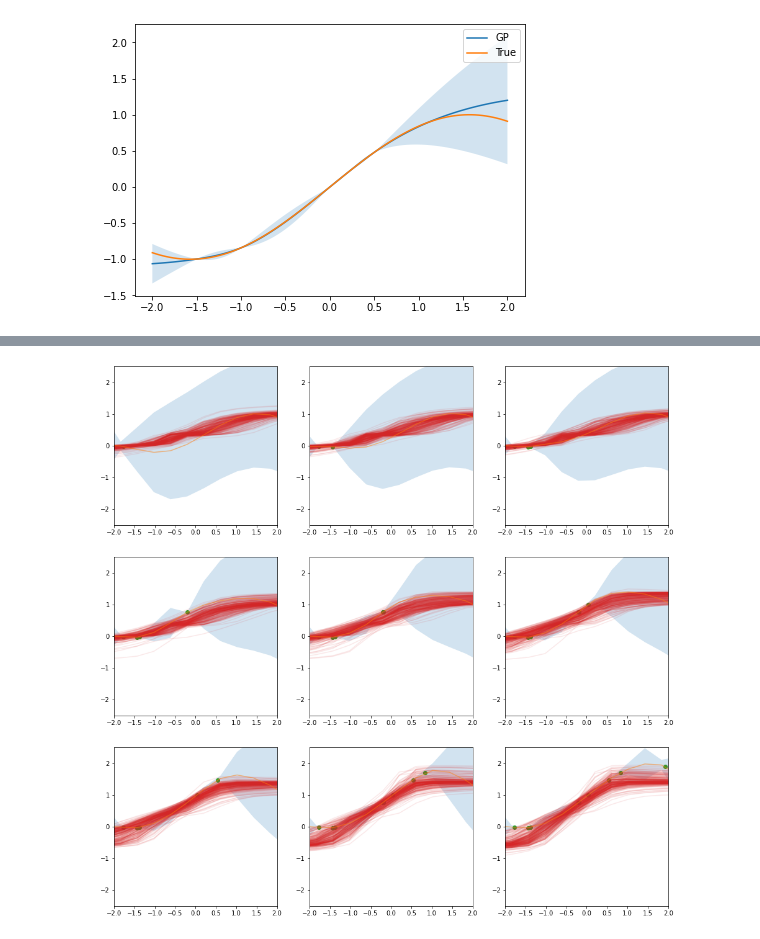
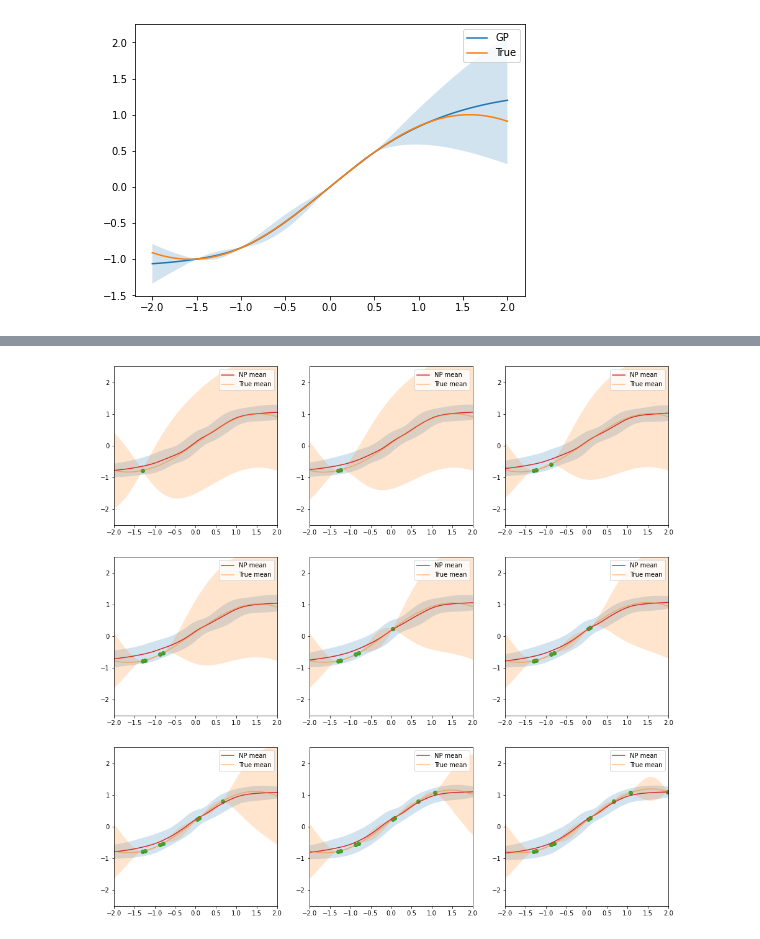
Before and after one commit to andrew-cr/statml_neuralprocesses, a Jupyter notebook: neural-processes-1/CDT_project.ipynb, the cells around one changed output, grey strips where cells are left out. Saved outputs shown, nothing was run; the diff lists cells and outputs as text; code cells hidden in the pictures.

```diff
--- a/neural-processes-1/CDT_project.ipynb
+++ b/neural-processes-1/CDT_project.ipynb
@@ -249,7 +249,7 @@ params = NeuralProcessParams(
 neurproc = process.NeuralProcess(params)
 
 # Strain settings
-n_epochs = 1000
+n_epochs = 1500
 n_iter = 100
 n_train_draws = 100
 n_test_draws = 200
@@ -294,10 +294,10 @@ for e in tqdm(range(n_epochs), desc="Training epochs"):
     print(f"Loss: {train_loss.result()}")
 
     e_num = e_num + 1
-    if e_num == 200:
+    if e_num == 750:
         optimizer = tf.keras.optimizers.Adam(learning_rate=1e-4)
 
-    if e_num == 800:
+    if e_num == 1300:
         optimizer = tf.keras.optimizers.Adam(learning_rate=1e-7)
 
     #elif e_num == 400:
@@ -323,39 +323,47 @@ Loss: 41.72358322143555
 # %%
 def plot_prediction(ax, context_xs, context_ys, func, kernel):
-    input_xs= np.linspace(-10, 10, 50)
+    input_xs= np.linspace(-10, 10, 200)
     pred_ys, z_mu, z_sigma = neurproc(
         [context_xs.reshape((-1,1)).astype(np.float32)],
         [context_ys.reshape((-1,1)).astype(np.float32)],
         [input_xs.reshape((-1,1)).astype(np.float32)],
         n_draws=250
     )
     pred_ys = tf.squeeze(pred_ys).numpy()
 
     mean = update_mean(input_xs.reshape(-1,1), context_xs.reshape(-1,1), context_ys.reshape(-1,1), func, kernel)
     std = np.sqrt(update_k(input_xs.reshape(-1,1), context_xs.reshape(-1,1), kernel))
     func_2 = lambda x: update_mean(input_xs.reshape(-1, 1), context_xs.reshape(-1, 1), context_ys.reshape(-1, 1), func, kernel)
 
-    for i in range(pred_ys.shape[0]):
-        ax.plot(input_xs, pred_ys[i], c=ccycle[3], alpha=0.1)
+    #for i in range(pred_ys.shape[0]):
+    #    ax.plot(input_xs, pred_ys[i], c=ccycle[3], alpha=0.1)
         #ax.plot(input_xs, draw_gp_post(input_xs.reshape(-1, 1), context_xs.reshape(-1, 1), func_2, kernel), "b", alpha = 0.1)
-    ax.plot(input_xs, mean, c=ccycle[1], alpha=.5)
+
+    M = np.mean(pred_ys, axis = 0)
+    S = np.std(pred_ys, axis = 0)
+
+    ax.plot(input_xs, M, c=ccycle[3], label = "NP mean")
+    ax.fill_between(input_xs.reshape(-1), M - 1.96*S, M + 1.96*S, "r", label = "_nolegend_", alpha = 0.2)
+
+    ax.plot(input_xs, mean, c=ccycle[1], alpha=.5, label = "True mean")
     ax.fill_between(input_xs.reshape(-1), mean - 1.96*std, mean + 1.96*std, "r", label = "_nolegend_", alpha = 0.2)
     ax.scatter(context_xs, context_ys, c=ccycle[2])
     ax.set_xlim((-2, 2))
     ax.set_ylim((-2.5, 2.5))
     ax.vlines(-3, -1.5, 1.5, alpha=.2)
     ax.vlines(3, -1.5, 1.5, alpha=.2)
+    ax.legend()
 
 max_n_context = 9
 fig, axes = plt.subplots(3, 3, figsize=(16,16))
 all_context_xs = np.sort(np.random.uniform(-2, 2, max_n_context))
 all_context_ys = draw_gp_path(all_context_xs, func, kernel).reshape(-1).astype(np.float32)
 
 for i in range(9):
     n_context = i + 1
     context_xs = all_context_xs[:n_context]
     context_ys = all_context_ys[:n_context]
     ax = axes[i // 3, i % 3]
     plot_prediction(ax, context_xs, context_ys, func, kernel)
 # %% [output]
-[figure, old version]
+[figure, new version]
```
Also changed, not shown: parts of 5 cells of this notebook.
